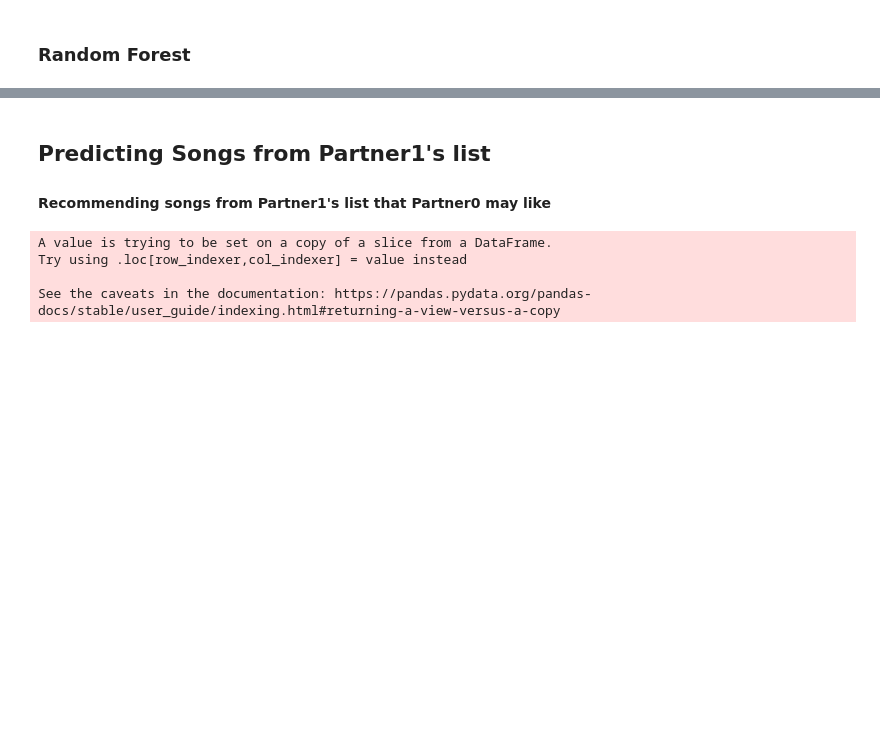
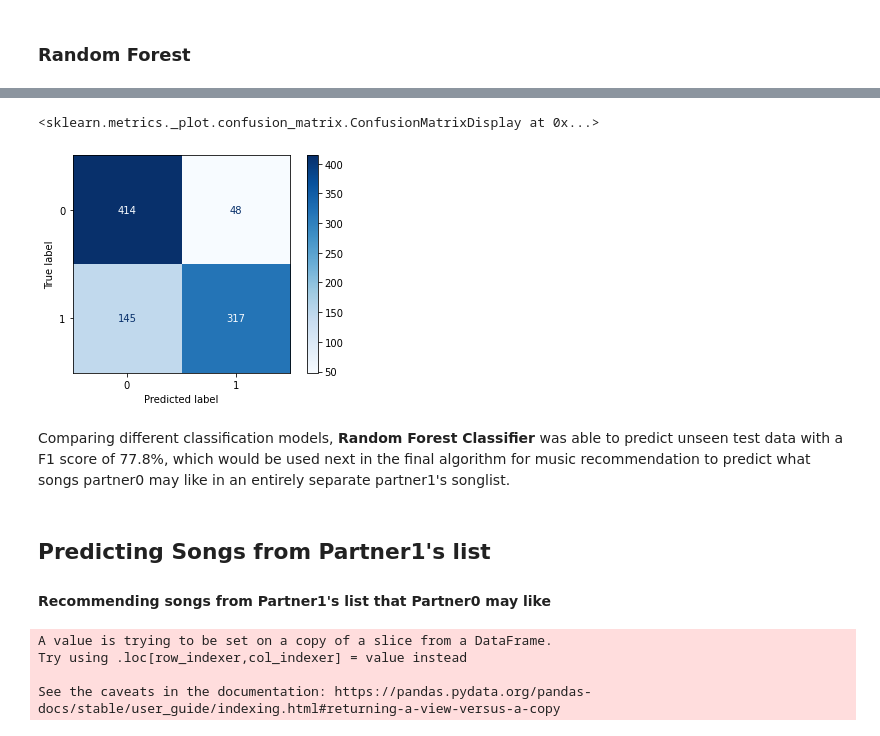
Before and after one commit to jonkingseestheworld/Music_Match_Maker, a Jupyter notebook: song_choice_analyser_notebook.ipynb, the cells around one changed output, grey strips where cells are left out. Saved outputs shown, nothing was run; the diff lists cells and outputs as text; code cells hidden in the pictures; blank space fills up the shorter version.

```diff
--- a/song_choice_analyser_notebook.ipynb
+++ b/song_choice_analyser_notebook.ipynb
@@ -286,0 +365,13 @@ np.mean(dt_scores)
+# %%
+# Fine-tuned Decision Tree Pipeline
+
+dt = Pipeline(steps=[('mmscaler', mmscaler), ('classifier', DecisionTreeClassifier(max_depth=15, random_state=13))])
+dt_scores = cross_val_score(dt, X_trainS, y_trainS, cv=10, scoring="f1", n_jobs=-1, verbose=2)
+
+print('All scores in CV for Train data: ', dt_scores, '\n',
+      'Mean F1 score for Train data: ', np.mean(dt_scores))
+
+# Testing Decision Tree model with the unseen Test set
+dt.fit(X_trainS, y_trainS)
+y_pred = dt.predict(X_testS)
+print('F1 score for unseen Test data: ', f1_score(y_testS, y_pred))
@@ -287,15 +385,14 @@ np.mean(dt_scores)
 # %% [markdown]
 ### Random Forest
 # %%
-# Hyperparameter optimization of RandomForestClassifier
+# Hyperparameter optimization of Random Forest Classifier
 parameters = {
-    'max_depth':[10, 15, 20],  #tried [25, 30, 35, 40, 6,12, 15,20, 30, 40, 60, 100]
-    'n_estimators':[30, 35, 40]  #tried also [10,20, 25,30, 40, 50]
+    'max_depth':[20, 30, 50, 100],  #tried [10, 15,20,]
+    'n_estimators':[30, 100, 150, 200]  #tried also [15, 30, 35, 40, 50,]
 }
-#clf = Pipeline([('CV',GridSearchCV(RandomForestClassifier(random_state=13), parameters, cv = 5, scoring="f1"))])
-clf = Pipeline([('CV',GridSearchCV(RandomForestClassifier(random_state=40), parameters, cv = 5, scoring="recall"))])
 
+rfc = Pipeline(steps=[('mmscaler', mmscaler), ('CV', GridSearchCV(RandomForestClassifier(random_state=13), parameters, cv = 5, scoring="f1"))])
 
-clf.fit(X_train_scaled, y_train)
-clf.named_steps['CV'].best_params_
+rfc.fit(X_trainS, y_trainS)
+rfc.named_steps['CV'].best_params_
 # %% [output]
@@ -384,3 +422,10 @@ confmat = plot_confusion_matrix(rf, X_test_scaled, y_test, cmap="Blues")
+# %%
+plot_confusion_matrix(rf, X_testS, y_testS, cmap="Blues")
+# %% [output]
+<sklearn.metrics._plot.confusion_matrix.ConfusionMatrixDisplay at 0x...>
+[figure, added]
+# %% [markdown]
+Comparing different classification models, **Random Forest Classifier** was able to predict unseen test data with a F1 score of 77.8%, which would be used next in the final algorithm for music recommendation to predict what songs partner0 may like in an entirely separate partner1's songlist.
 # %% [markdown]
 ## Predicting Songs from Partner1's list
 #### Recommending songs from Partner1's list that Partner0 may like
```
Also changed, not shown: parts of 67 cells of this notebook, 4 other files.
